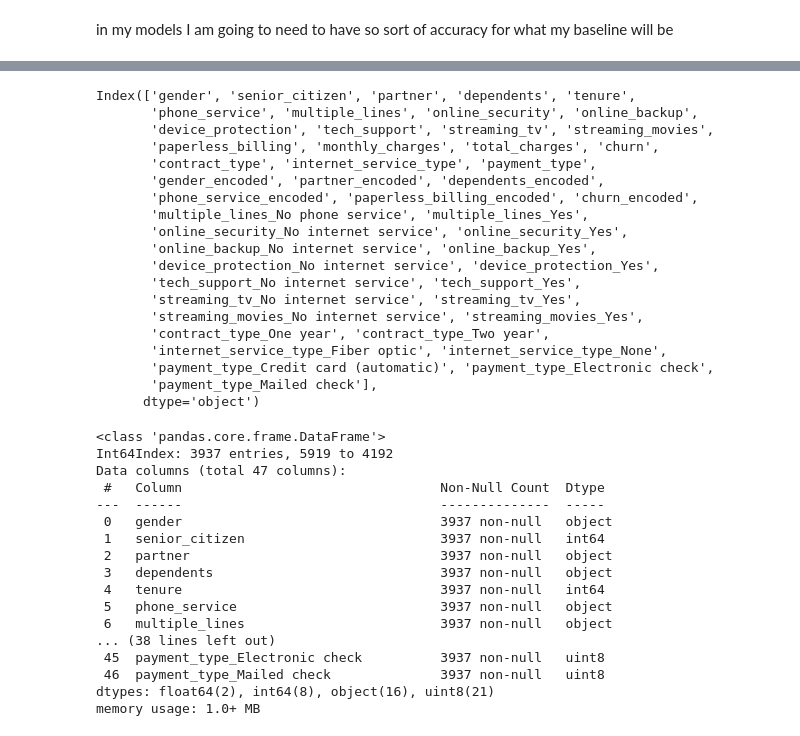
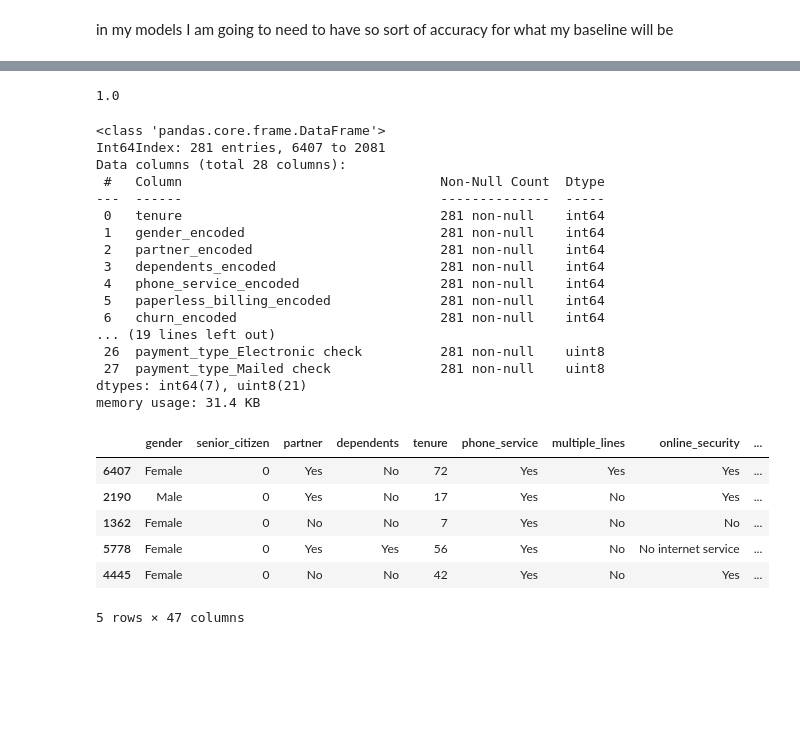
Before and after one commit to VasiliyAMelkozerov/classification_project, a Jupyter notebook: final_notebook.ipynb, the cells around one changed output, grey strips where cells are left out. Saved outputs shown, nothing was run; the diff lists cells and outputs as text; code cells hidden in the pictures; blank space fills up the shorter version.

```diff
--- a/final_notebook.ipynb
+++ b/final_notebook.ipynb
@@ -289,0 +286,7 @@ def feature_target_selector(features, target, train=train, validate=validate, te
+# %%
+dt_in_sample_accuracy = tree.score(X_train, y_train)
+dt_in_sample_accuracy
+# dt_in_sample_accuracy = tree.score(X_train, y_train)
+# round(dt_in_sample_accuracy, 2)
+# %% [output]
+1.0
@@ -290,42 +295,31 @@ def feature_target_selector(features, target, train=train, validate=validate, te
+# %%
+clf = clf.fit(X_train, y_train)
+X_train.info()
+# %% [output]
+<class 'pandas.core.frame.DataFrame'>
+Int64Index: 281 entries, 6407 to 2081
+Data columns (total 28 columns):
+ #   Column                                 Non-Null Count  Dtype
+---  ------                                 --------------  -----
+ 0   tenure                                 281 non-null    int64
+ 1   gender_encoded                         281 non-null    int64
+ 2   partner_encoded                        281 non-null    int64
+ 3   dependents_encoded                     281 non-null    int64
+ 4   phone_service_encoded                  281 non-null    int64
+ 5   paperless_billing_encoded              281 non-null    int64
+ 6   churn_encoded                          281 non-null    int64
+... (19 lines left out)
+ 26  payment_type_Electronic check          281 non-null    uint8
+ 27  payment_type_Mailed check              281 non-null    uint8
+dtypes: int64(7), uint8(21)
+memory usage: 31.4 KB
 # %%
-train.columns
+train.head()
 # %% [output]
+|  | gender | senior_citizen | partner | dependents | tenure | phone_service | multiple_lines | online_security | ... |
+| 6407 | Female | 0 | Yes | No | 72 | Yes | Yes | Yes | ... |
+| 2190 | Male | 0 | Yes | No | 17 | Yes | No | Yes | ... |
+| 1362 | Female | 0 | No | No | 7 | Yes | No | No | ... |
+| 5778 | Female | 0 | Yes | Yes | 56 | Yes | No | No internet service | ... |
+| 4445 | Female | 0 | No | No | 42 | Yes | No | Yes | ... |
-Index(['gender', 'senior_citizen', 'partner', 'dependents', 'tenure',
-       'phone_service', 'multiple_lines', 'online_security', 'online_backup',
-       'device_protection', 'tech_support', 'streaming_tv', 'streaming_movies',
-       'paperless_billing', 'monthly_charges', 'total_charges', 'churn',
-       'contract_type', 'internet_service_type', 'payment_type',
-       'gender_encoded', 'partner_encoded', 'dependents_encoded',
-       'phone_service_encoded', 'paperless_billing_encoded', 'churn_encoded',
-       'multiple_lines_No phone service', 'multiple_lines_Yes',
-       'online_security_No internet service', 'online_security_Yes',
-       'online_backup_No internet service', 'online_backup_Yes',
-       'device_protection_No internet service', 'device_protection_Yes',
-       'tech_support_No internet service', 'tech_support_Yes',
-       'streaming_tv_No internet service', 'streaming_tv_Yes',
-       'streaming_movies_No internet service', 'streaming_movies_Yes',
-       'contract_type_One year', 'contract_type_Two year',
-       'internet_service_type_Fiber optic', 'internet_service_type_None',
-       'payment_type_Credit card (automatic)', 'payment_type_Electronic check',
-       'payment_type_Mailed check'],
-      dtype='object')
+5 rows × 47 columns
-# %%
-train.info()
-# %% [output]
-<class 'pandas.core.frame.DataFrame'>
-Int64Index: 3937 entries, 5919 to 4192
-Data columns (total 47 columns):
- #   Column                                 Non-Null Count  Dtype
----  ------                                 --------------  -----
- 0   gender                                 3937 non-null   object
- 1   senior_citizen                         3937 non-null   int64
- 2   partner                                3937 non-null   object
- 3   dependents                             3937 non-null   object
- 4   tenure                                 3937 non-null   int64
- 5   phone_service                          3937 non-null   object
- 6   multiple_lines                         3937 non-null   object
-... (38 lines left out)
- 45  payment_type_Electronic check          3937 non-null   uint8
- 46  payment_type_Mailed check              3937 non-null   uint8
-dtypes: float64(2), int64(8), object(16), uint8(21)
-memory usage: 1.0+ MB
```
Also changed, not shown: parts of 31 cells of this notebook.
